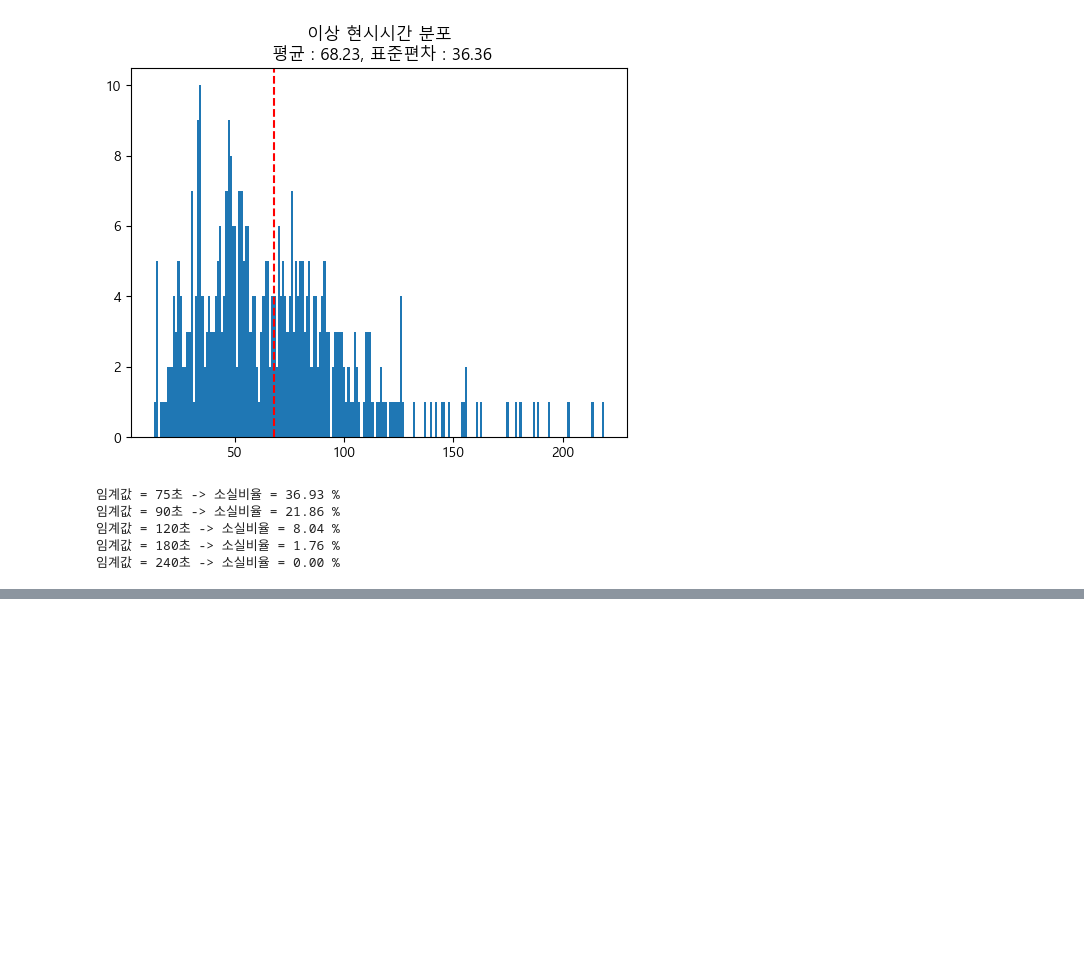
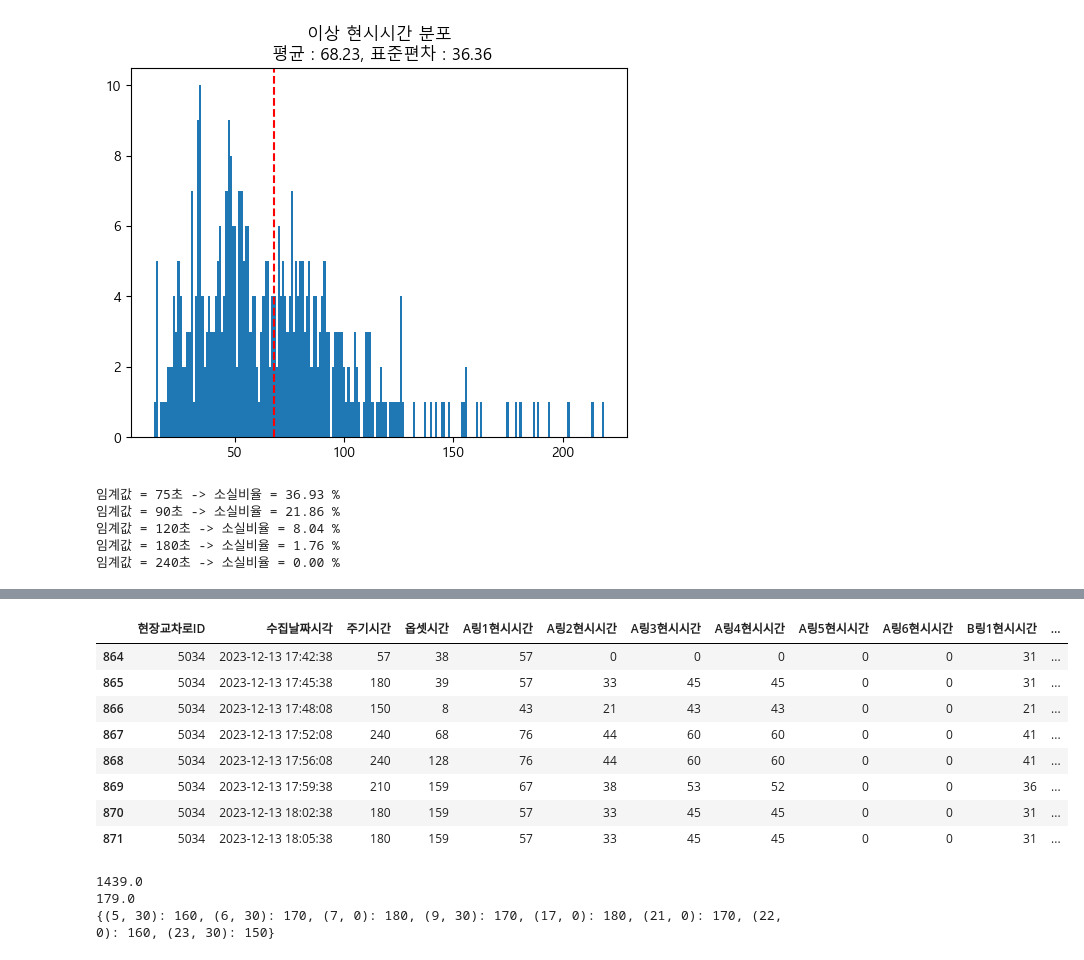
Before and after one commit to govin08/travail, a Jupyter notebook: 1217_analyze_history.ipynb, the cells around one changed output, grey strips where cells are left out. Saved outputs shown, nothing was run; the diff lists cells and outputs as text; code cells hidden in the pictures; blank space fills up the shorter version.

```diff
--- a/1217_analyze_history.ipynb
+++ b/1217_analyze_history.ipynb
@@ -628,0 +770,23 @@ for inter_no in inter_nos:
+# %%
+inter_no = 5034
+j = 4
+cycle = 180
+with pd.option_context('display.max_rows', None, 'display.max_columns', None):
+    display(infos['missing_dfs'][inter_no][j])
+sum_of_durations = infos['missing_dfs'][inter_no][j].시간차이.sum()
+print(sum_of_durations)
+print(sum_of_durations % cycle)
+print(infos['cycles'][inter_no])
+# %% [output]
+|  | 현장교차로ID | 수집날짜시각 | 주기시간 | 옵셋시간 | A링1현시시간 | A링2현시시간 | A링3현시시간 | A링4현시시간 | A링5현시시간 | A링6현시시간 | B링1현시시간 | ... |
+| 864 | 5034 | 2023-12-13 17:42:38 | 57 | 38 | 57 | 0 | 0 | 0 | 0 | 0 | 31 | ... |
+| 865 | 5034 | 2023-12-13 17:45:38 | 180 | 39 | 57 | 33 | 45 | 45 | 0 | 0 | 31 | ... |
+| 866 | 5034 | 2023-12-13 17:48:08 | 150 | 8 | 43 | 21 | 43 | 43 | 0 | 0 | 21 | ... |
+| 867 | 5034 | 2023-12-13 17:52:08 | 240 | 68 | 76 | 44 | 60 | 60 | 0 | 0 | 41 | ... |
+| 868 | 5034 | 2023-12-13 17:56:08 | 240 | 128 | 76 | 44 | 60 | 60 | 0 | 0 | 41 | ... |
+| 869 | 5034 | 2023-12-13 17:59:38 | 210 | 159 | 67 | 38 | 53 | 52 | 0 | 0 | 36 | ... |
+| 870 | 5034 | 2023-12-13 18:02:38 | 180 | 159 | 57 | 33 | 45 | 45 | 0 | 0 | 31 | ... |
+| 871 | 5034 | 2023-12-13 18:05:38 | 180 | 159 | 57 | 33 | 45 | 45 | 0 | 0 | 31 | ... |
+1439.0
+179.0
+{(5, 30): 160, (6, 30): 170, (7, 0): 180, (9, 30): 170, (17, 0): 180, (21, 0): 170, (22, 0): 160, (23, 30): 150}
```
Also changed, not shown: parts of 13 cells of this notebook.
